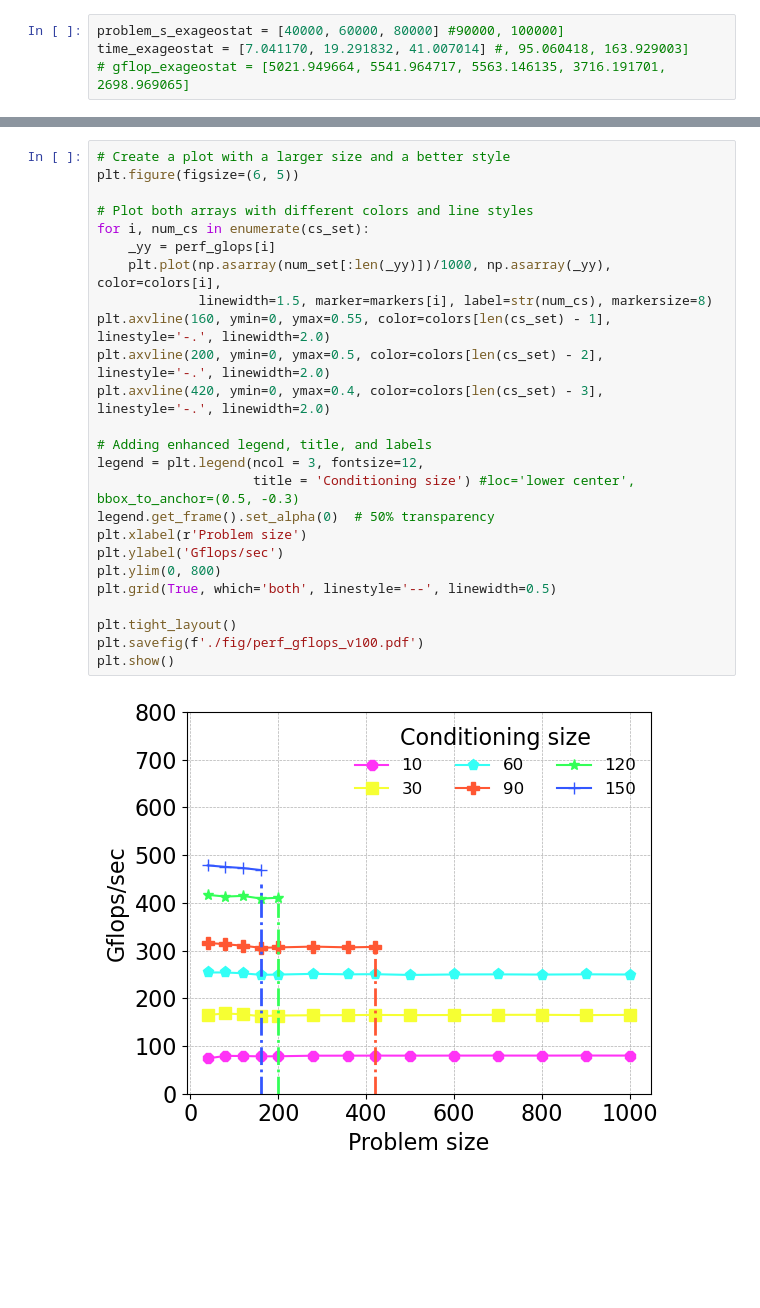
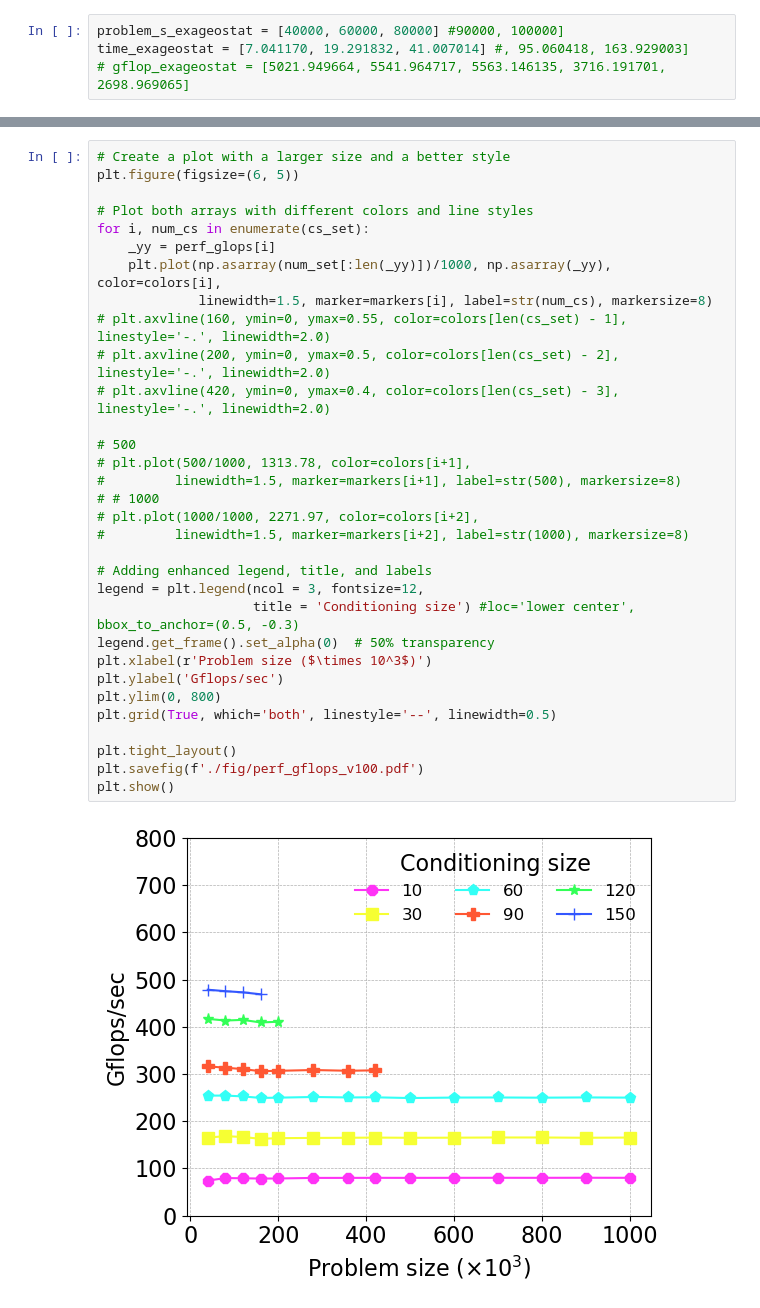
Before and after one commit to jack-pan-ai/Batched-Vecchia-Approximation, a Jupyter notebook: testing/test_perf_plot_v100.ipynb, the cells around one changed output, grey strips where cells are left out. Drawn from its saved outputs; the diff is of its cells as text; blank space fills up the shorter version.

```diff
--- a/testing/test_perf_plot_v100.ipynb
+++ b/testing/test_perf_plot_v100.ipynb
@@ -139,27 +139,34 @@ plt.show()
 # %%
 # Create a plot with a larger size and a better style
 plt.figure(figsize=(6, 5))
 
 # Plot both arrays with different colors and line styles
 for i, num_cs in enumerate(cs_set):
     _yy = perf_glops[i]
     plt.plot(np.asarray(num_set[:len(_yy)])/1000, np.asarray(_yy), color=colors[i],
              linewidth=1.5, marker=markers[i], label=str(num_cs), markersize=8)
-plt.axvline(160, ymin=0, ymax=0.55, color=colors[len(cs_set) - 1], linestyle='-.', linewidth=2.0)
-plt.axvline(200, ymin=0, ymax=0.5, color=colors[len(cs_set) - 2], linestyle='-.', linewidth=2.0)
-plt.axvline(420, ymin=0, ymax=0.4, color=colors[len(cs_set) - 3], linestyle='-.', linewidth=2.0)
+# plt.axvline(160, ymin=0, ymax=0.55, color=colors[len(cs_set) - 1], linestyle='-.', linewidth=2.0)
+# plt.axvline(200, ymin=0, ymax=0.5, color=colors[len(cs_set) - 2], linestyle='-.', linewidth=2.0)
+# plt.axvline(420, ymin=0, ymax=0.4, color=colors[len(cs_set) - 3], linestyle='-.', linewidth=2.0)
+
+# 500
+# plt.plot(500/1000, 1313.78, color=colors[i+1],
+#         linewidth=1.5, marker=markers[i+1], label=str(500), markersize=8)
+# # 1000
+# plt.plot(1000/1000, 2271.97, color=colors[i+2],
+#         linewidth=1.5, marker=markers[i+2], label=str(1000), markersize=8)
 
 # Adding enhanced legend, title, and labels
 legend = plt.legend(ncol = 3, fontsize=12,
                     title = 'Conditioning size') #loc='lower center', bbox_to_anchor=(0.5, -0.3)
 legend.get_frame().set_alpha(0)  # 50% transparency
-plt.xlabel(r'Problem size')
+plt.xlabel(r'Problem size ($\times 10^3$)')
 plt.ylabel('Gflops/sec')
 plt.ylim(0, 800)
 plt.grid(True, which='both', linestyle='--', linewidth=0.5)
 
 plt.tight_layout()
 plt.savefig(f'./fig/perf_gflops_v100.pdf')
 plt.show()
 # %% [output]
-[figure, old version]
+[figure, new version]
```
Also changed, not shown: parts of 1 cell of this notebook, 11 other files.
